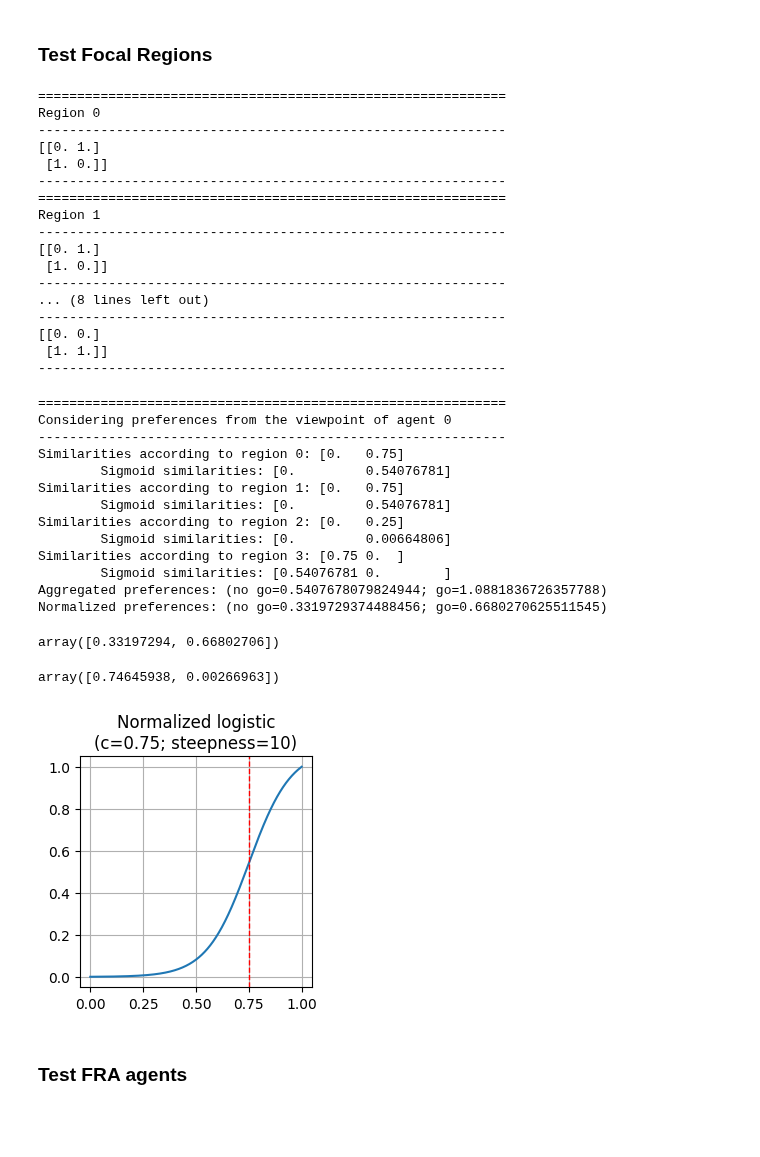
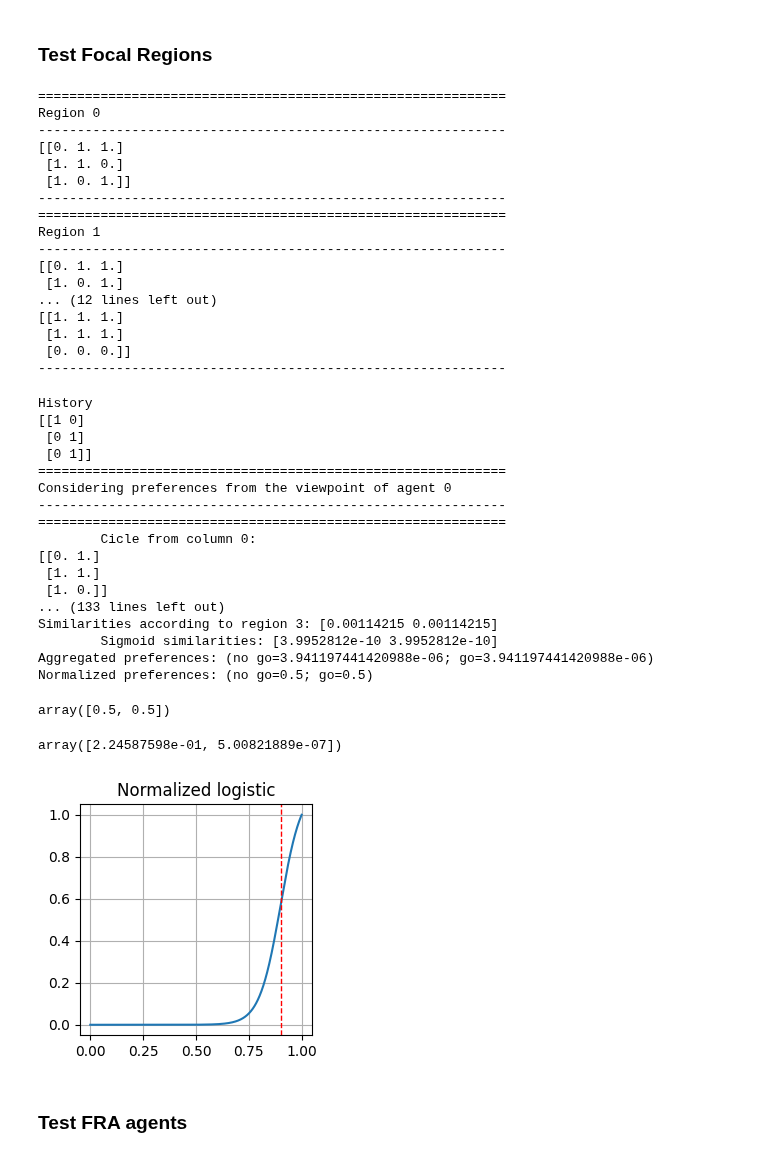
Before and after one commit to EAndrade-Lotero/Cognitive_Models_El_Farol_Bar_Problem, a Jupyter notebook: Notebooks/test_FRA.ipynb, the cells around one changed output. Drawn from its saved outputs; the diff is of its cells as text; code cells hidden in the pictures; blank space fills up the shorter version.

```diff
--- a/Notebooks/test_FRA.ipynb
+++ b/Notebooks/test_FRA.ipynb
@@ -68,11 +67,11 @@ FocalRegion.draw_region(history, file=file_name)
 from Classes.focal_regions import SetFocalRegions
 # %%
 sfr = SetFocalRegions(
-    num_agents=2,
-    threshold=0.5,
+    num_agents=3,
+    threshold=0.7,
     len_history=2,
-    c=0.75,
-    steepness=10,
+    c=0.9,
+    steepness=20,
     max_regions=4,
 )
 sfr.generate_focal_regions()
@@ -81,59 +80,67 @@ print(sfr)
 ============================================================
 Region 0
 ------------------------------------------------------------
-[[0. 1.]
- [1. 0.]]
+[[0. 1. 1.]
+ [1. 1. 0.]
+ [1. 0. 1.]]
 ------------------------------------------------------------
 ============================================================
 Region 1
 ------------------------------------------------------------
-[[0. 1.]
- [1. 0.]]
+[[0. 1. 1.]
+ [1. 0. 1.]
+... (12 lines left out)
+[[1. 1. 1.]
+ [1. 1. 1.]
+ [0. 0. 0.]]
 ------------------------------------------------------------
-... (8 lines left out)
-------------------------------------------------------------
-[[0. 0.]
- [1. 1.]]
-------------------------------------------------------------
 # %%
-history = np.array([1, 1])
+history = np.array([1, 0, 0])
 sfr.add_history(history)
-history = np.array([0, 1])
+history = np.array([0, 1, 1])
 sfr.add_history(history)
+print('History')
+print(sfr.history)
 sfr.debug = True
-sfr.get_action_preferences(0)
+for region in sfr.focal_regions:
+    region.debug = True
+sfr.get_action_preferences(agent_id=0)
 # %% [output]
+History
+[[1 0]
+ [0 1]
+ [0 1]]
 ============================================================
 Considering preferences from the viewpoint of agent 0
 ------------------------------------------------------------
-Similarities according to region 0: [0.   0.75]
-        Sigmoid similarities: [0.         0.54076781]
-Similarities according to region 1: [0.   0.75]
-        Sigmoid similarities: [0.         0.54076781]
-Similarities according to region 2: [0.   0.25]
-        Sigmoid similarities: [0.         0.00664806]
-Similarities according to region 3: [0.75 0.  ]
-        Sigmoid similarities: [0.54076781 0.        ]
-Aggregated preferences: (no go=0.5407678079824944; go=1.0881836726357788)
-Normalized preferences: (no go=0.3319729374488456; go=0.6680270625511545)
+============================================================
+        Cicle from column 0:
+[[0. 1.]
+ [1. 1.]
+ [1. 0.]]
+... (133 lines left out)
+Similarities according to region 3: [0.00114215 0.00114215]
+        Sigmoid similarities: [3.9952812e-10 3.9952812e-10]
+Aggregated preferences: (no go=3.941197441420988e-06; go=3.941197441420988e-06)
+Normalized preferences: (no go=0.5; go=0.5)
-array([0.33197294, 0.66802706])
+array([0.5, 0.5])
 # %%
 sfr.normalized_logistic(np.array([0.83, 0.17]))
 # %% [output]
-array([0.74645938, 0.00266963])
+array([2.24587598e-01, 5.00821889e-07])
 # %%
 X = np.linspace(0, 1, 1000)
 Y = sfr.normalized_logistic(X)
 
 fig, ax = plt.subplots(1, 1, figsize=(3,3))
 sns.lineplot(x=X, y=Y, ax=ax)
 ax.axvline(x=sfr.c, color='red', linestyle='--', linewidth=1)
-ax.set_title(f'Normalized logistic\n(c={sfr.c}; steepness={sfr.steepness})')
+ax.set_title(f'Normalized logistic')
 ax.grid()
 
-fig.savefig(PATHS['LaTeX'] / 'logistic.png')
+fig.savefig(PATHS['LaTeX'] / 'logistic.png', dpi=300)
 # %% [output]
-[figure, old version]
+[figure, new version]
 # %% [markdown]
 ### Test FRA agents
 # %%
```
Also changed, not shown: parts of 15 cells of this notebook, 26 other files.
